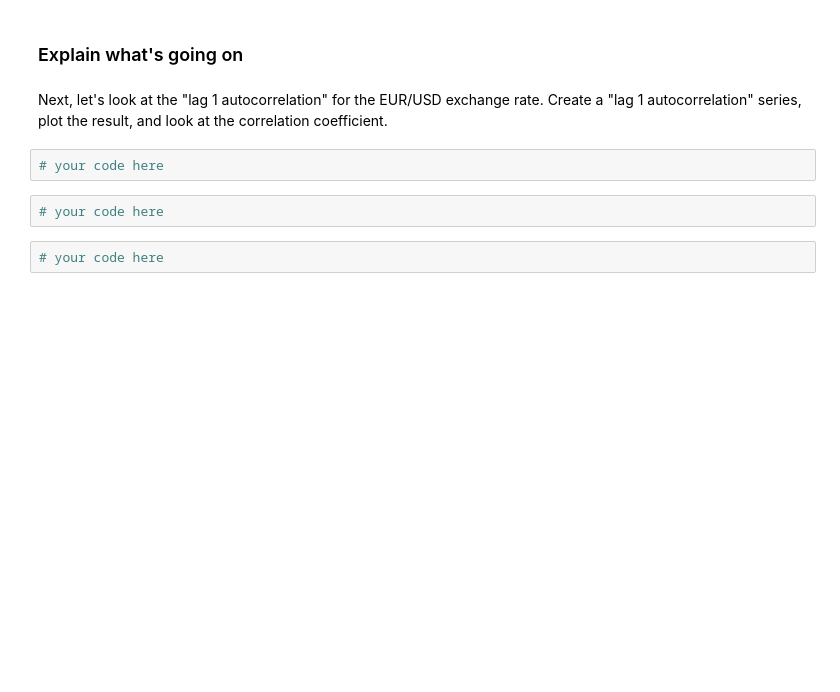
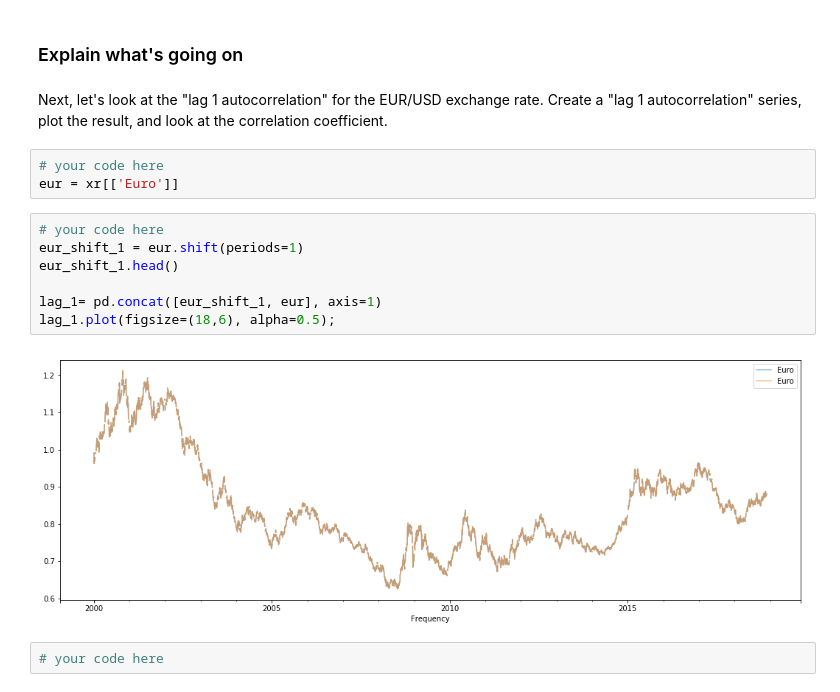
Before and after one commit to augustinechang1/dsc-3-26-05-correlation-and-autocorrelation-in-time-series-lab-nyc-career-ds-102218, a Jupyter notebook: index.ipynb, the cells around one changed output. Drawn from its saved outputs; the diff is of its cells as text; blank space fills up the shorter version.

```diff
--- a/index.ipynb
+++ b/index.ipynb
@@ -70,8 +70,16 @@ xr_diff.corr()
 Next, let's look at the "lag 1 autocorrelation" for the EUR/USD exchange rate. Create a "lag 1 autocorrelation" series, plot the result, and look at the correlation coefficient.
 # %%
 # your code here
+eur = xr[['Euro']]
-# %%
-# your code here
+# %%
+# your code here
+eur_shift_1 = eur.shift(periods=1)
+eur_shift_1.head()
+
+lag_1= pd.concat([eur_shift_1, eur], axis=1)
+lag_1.plot(figsize=(18,6), alpha=0.5);
+# %% [output]
+[figure, added]
 # %%
 # your code here
 # %% [markdown]
```
